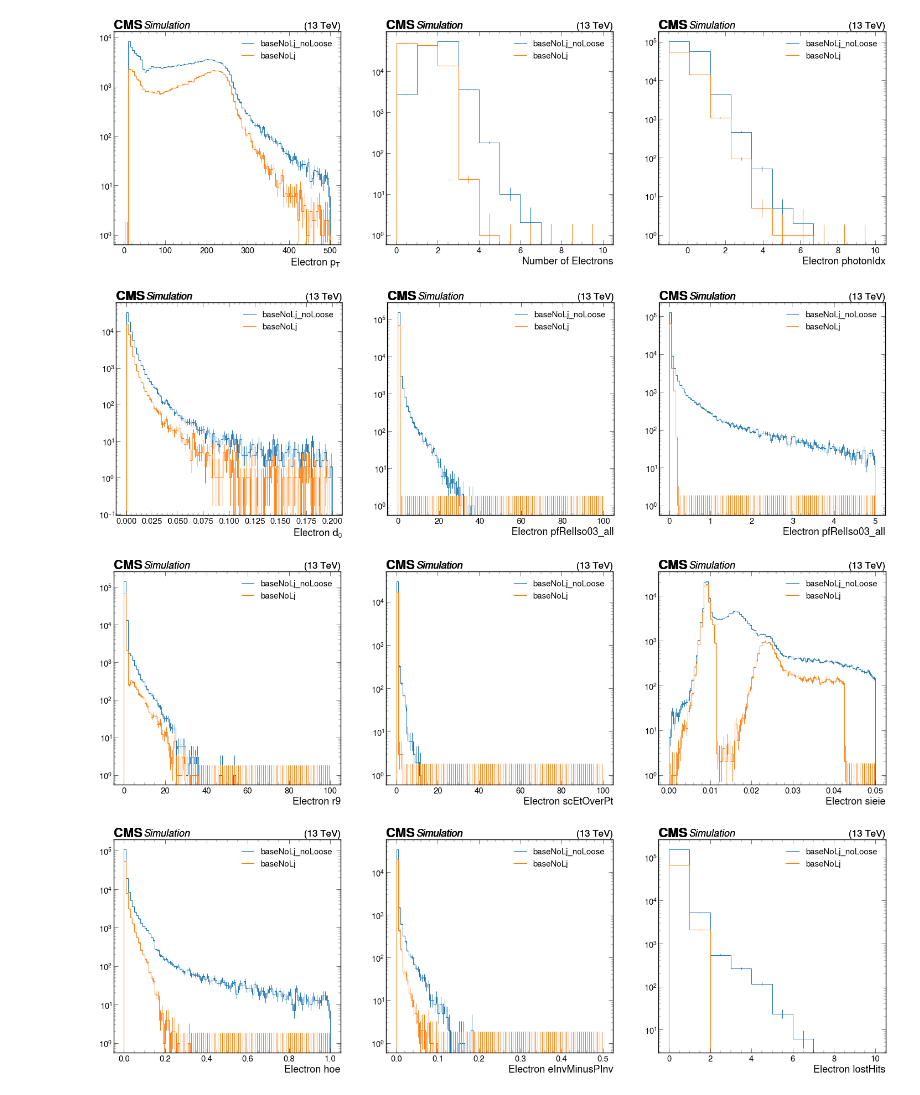
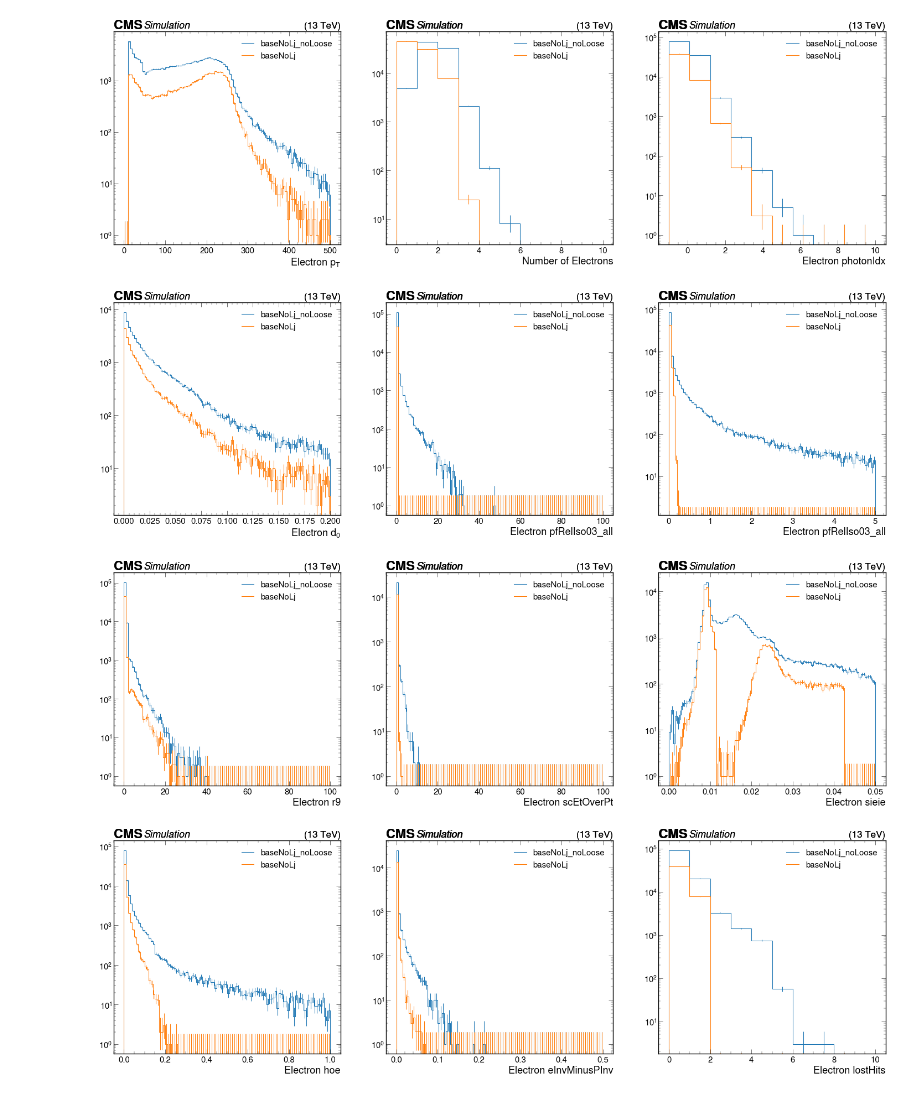
Before and after one commit to mariajose2398/SIDM, a Jupyter notebook: sidm/studies/signal_kinematics/electrons.ipynb, the cells around one changed output. Drawn from its saved outputs; the diff is of its cells as text; code cells hidden in the pictures.

```diff
--- a/sidm/studies/signal_kinematics/electrons.ipynb
+++ b/sidm/studies/signal_kinematics/electrons.ipynb
@@ -19,10 +19,10 @@ utilities.set_plot_style()
 %matplotlib inline
 # %%
 samples = [
-    '2Mu2E_500GeV_5p0GeV_0p08mm',
+    '2Mu2E_500GeV_5p0GeV_0p8mm',
 ]
 fileset = utilities.make_fileset(samples,
-                                 "llpNanoAOD_v2_merged",
+                                 "llpNanoAOD_v2",
                                  location_cfg="signal_v6.yaml"
                                 )
 runner = processor.Runner(
@@ -93,7 +93,7 @@ divide
 [interactive output not drawn]
 [interactive output not drawn]
 # %%
-hists = output["out"]["2Mu2E_500GeV_5p0GeV_0p08mm"]["hists"]
+hists = output["out"]["2Mu2E_500GeV_5p0GeV_0p8mm"]["hists"]
 channels_list =  ["baseNoLj_noLoose",
                   "baseNoLj",
                   #"baseNoLj_barrel",
@@ -110,34 +110,34 @@ histograms_list = [
                    #"electron_photon_dR", "electron_nearGenE_n","electron_nearGenA_n",
                  ]
 for h in range(len(histograms_list)):
     if h%3 == 0:
         fig, ax = plt.subplots(1, 3, figsize = (3*12, 10))
         plt.subplot(1, 3, 1)
         for c in channels_list:
             utilities.plot(hists[histograms_list[h]][c,:], flow = 'none')
             plt.yscale("log")
             plt.legend(channels_list)
     else:
         plt.subplot(1, 3, (h%3 + 1))
         for c in channels_list:
             utilities.plot(hists[histograms_list[h]][c,:], flow = 'none')
             plt.yscale("log")
             plt.legend(channels_list)
 
 fig, ax = plt.subplots(1, 2, figsize = (2*12, 10))
 
 plt.subplot(1, 2, 1)
 for c in channels_list:
     utilities.plot(hists["electron_eta_phi"][c, :, :].project("electrons_eta"), flow="none" )
 plt.yscale("log")
 plt.legend(channels_list)
 plt.subplot(1, 2, 2)
 for c in channels_list:
     utilities.plot(hists["electron_eta_phi"][c, :, :].project("electrons_phi"), flow= "none")
 plt.legend(channels_list)
 plt.yscale("log")
 # %% [output]
-[figure, old version]
+[figure, new version]
-[figure, old version]
+[figure, new version]
-[figure, old version]
+[figure, new version]
-[figure, old version]
+[figure, new version]
```
Also changed, not shown: parts of 5 cells of this notebook.
